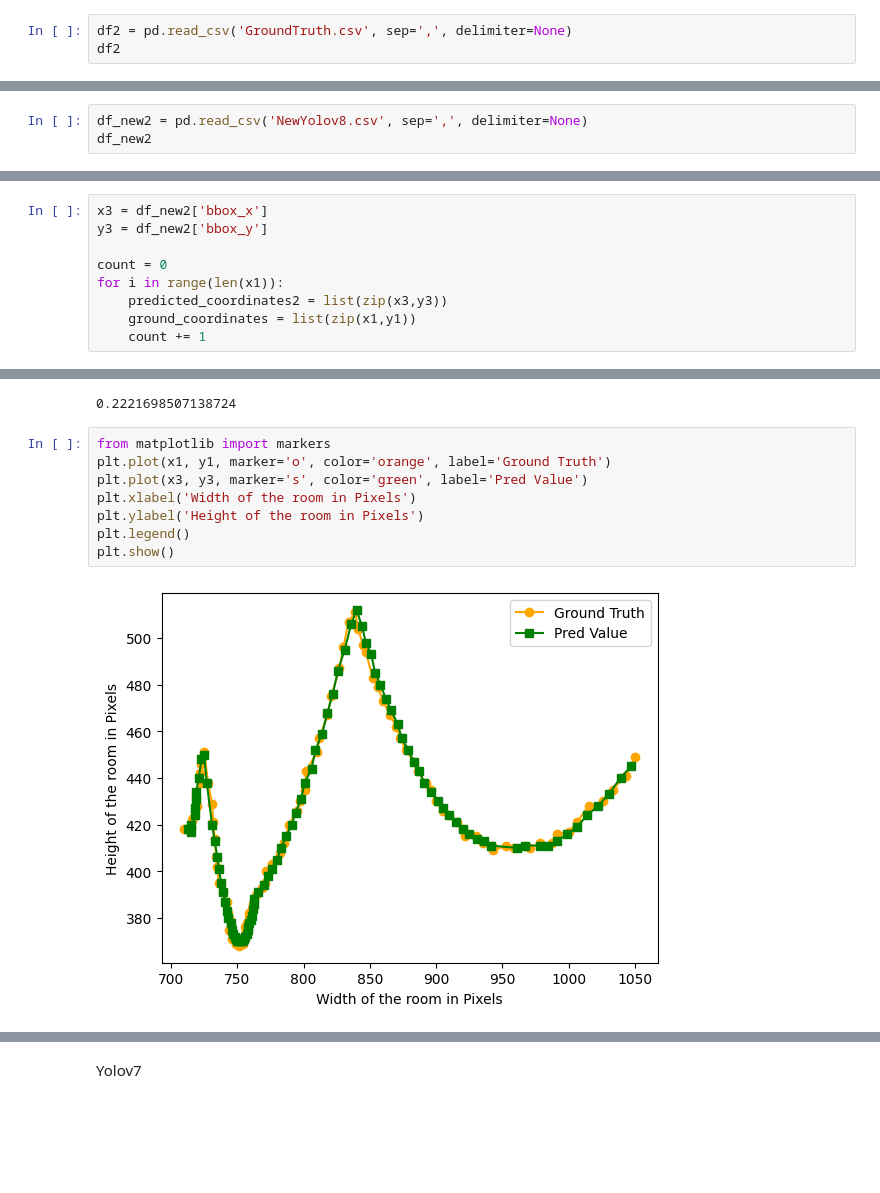
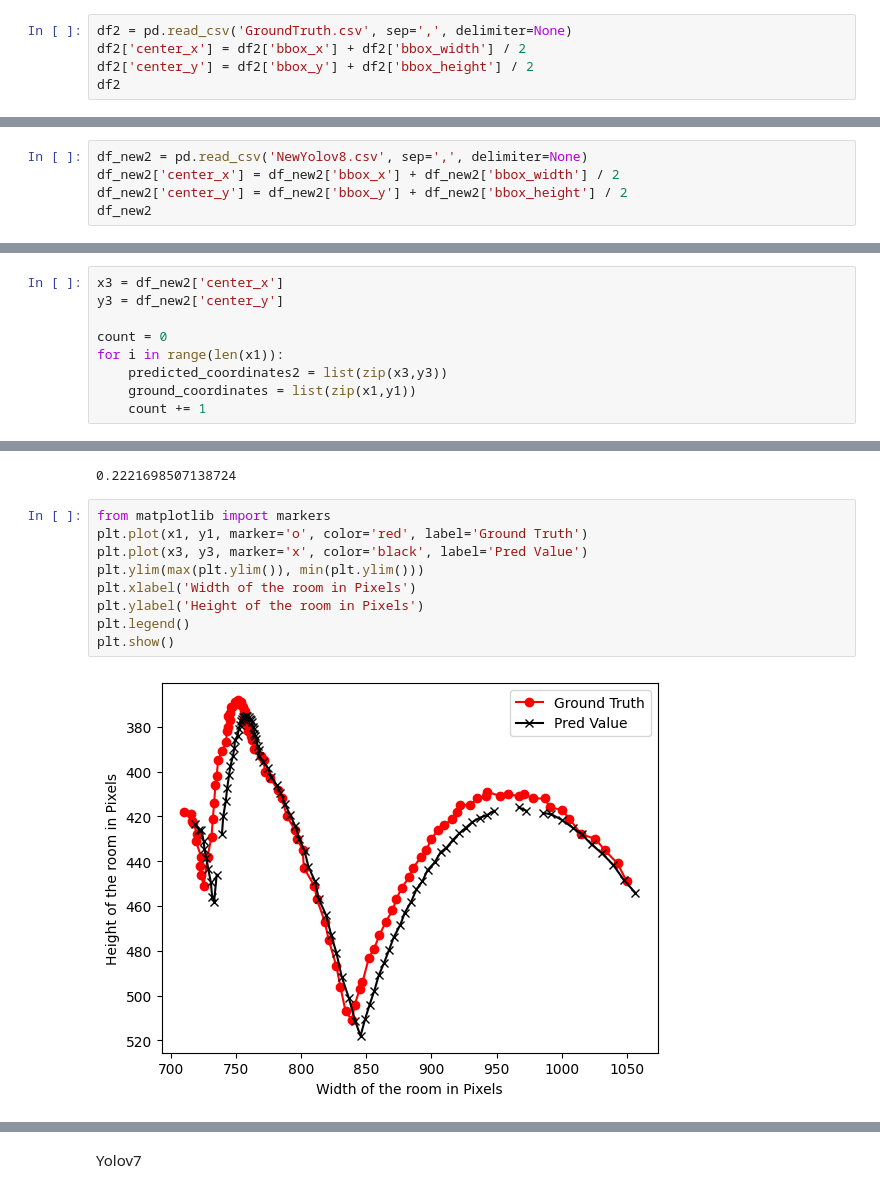
Before and after one commit to Prithviraj97/DisplacementError, a Jupyter notebook: ADE.ipynb, the cells around one changed output, grey strips where cells are left out. Saved outputs shown, nothing was run; the diff lists cells and outputs as text; blank space fills up the shorter version.

```diff
--- a/ADE.ipynb
+++ b/ADE.ipynb
@@ -23,4 +25,6 @@ df
 # %%
 df2 = pd.read_csv('GroundTruth.csv', sep=',', delimiter=None)
+df2['center_x'] = df2['bbox_x'] + df2['bbox_width'] / 2
+df2['center_y'] = df2['bbox_y'] + df2['bbox_height'] / 2
 df2
 # %% [output]
@@ -250,5 +255,7 @@ err
 Yolov8 New
 # %%
 df_new2 = pd.read_csv('NewYolov8.csv', sep=',', delimiter=None)
+df_new2['center_x'] = df_new2['bbox_x'] + df_new2['bbox_width'] / 2
+df_new2['center_y'] = df_new2['bbox_y'] + df_new2['bbox_height'] / 2
 df_new2
 # %% [output]
@@ -268,6 +275,6 @@ df_new2
 # %%
-x3 = df_new2['bbox_x']
-y3 = df_new2['bbox_y']
+x3 = df_new2['center_x']
+y3 = df_new2['center_y']
 
 count = 0
 for i in range(len(x1)):
@@ -286,11 +293,12 @@ print(error3)
 0.2221698507138724
 # %%
 from matplotlib import markers
-plt.plot(x1, y1, marker='o', color='orange', label='Ground Truth')
-plt.plot(x3, y3, marker='s', color='green', label='Pred Value')
+plt.plot(x1, y1, marker='o', color='red', label='Ground Truth')
+plt.plot(x3, y3, marker='x', color='black', label='Pred Value')
+plt.ylim(max(plt.ylim()), min(plt.ylim()))
 plt.xlabel('Width of the room in Pixels')
 plt.ylabel('Height of the room in Pixels')
 plt.legend()
 plt.show()
 # %% [output]
-[figure, old version]
+[figure, new version]
```
Also changed, not shown: parts of 17 cells of this notebook.
